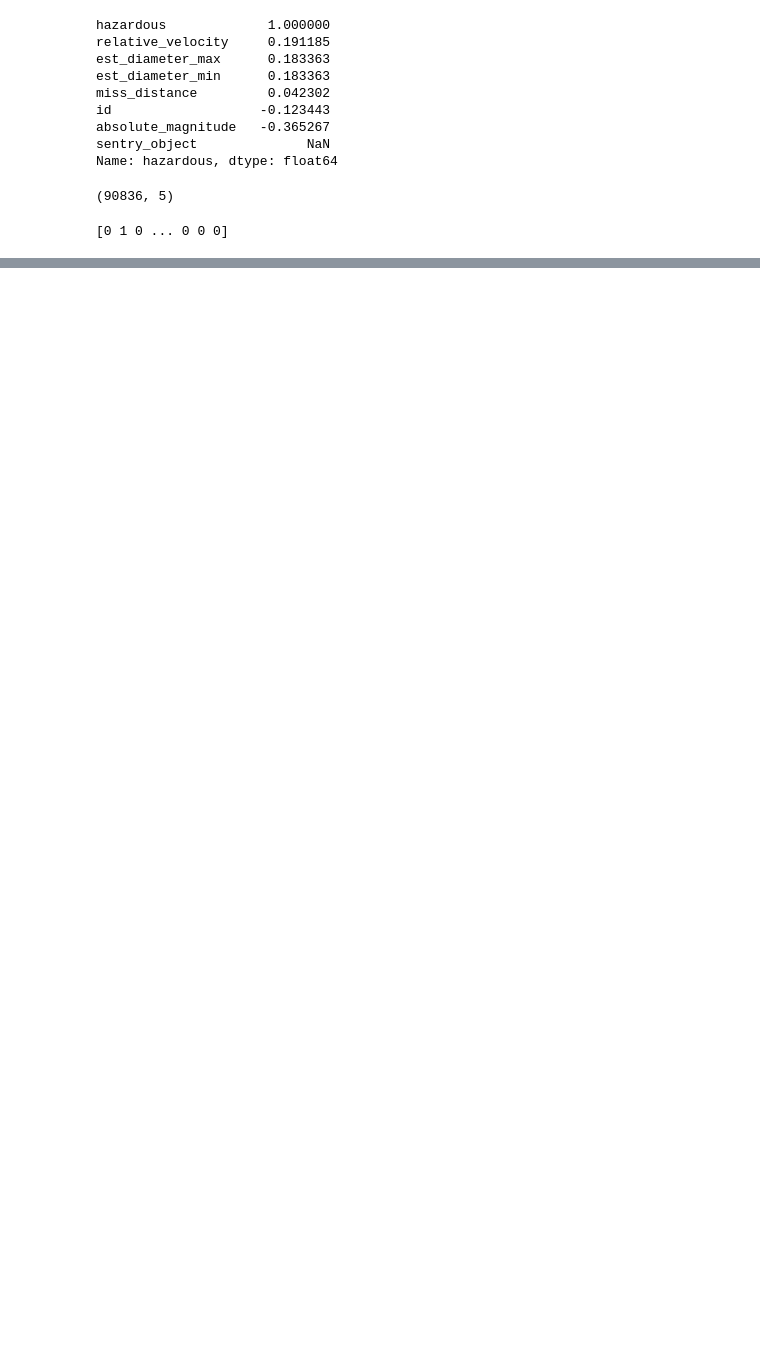
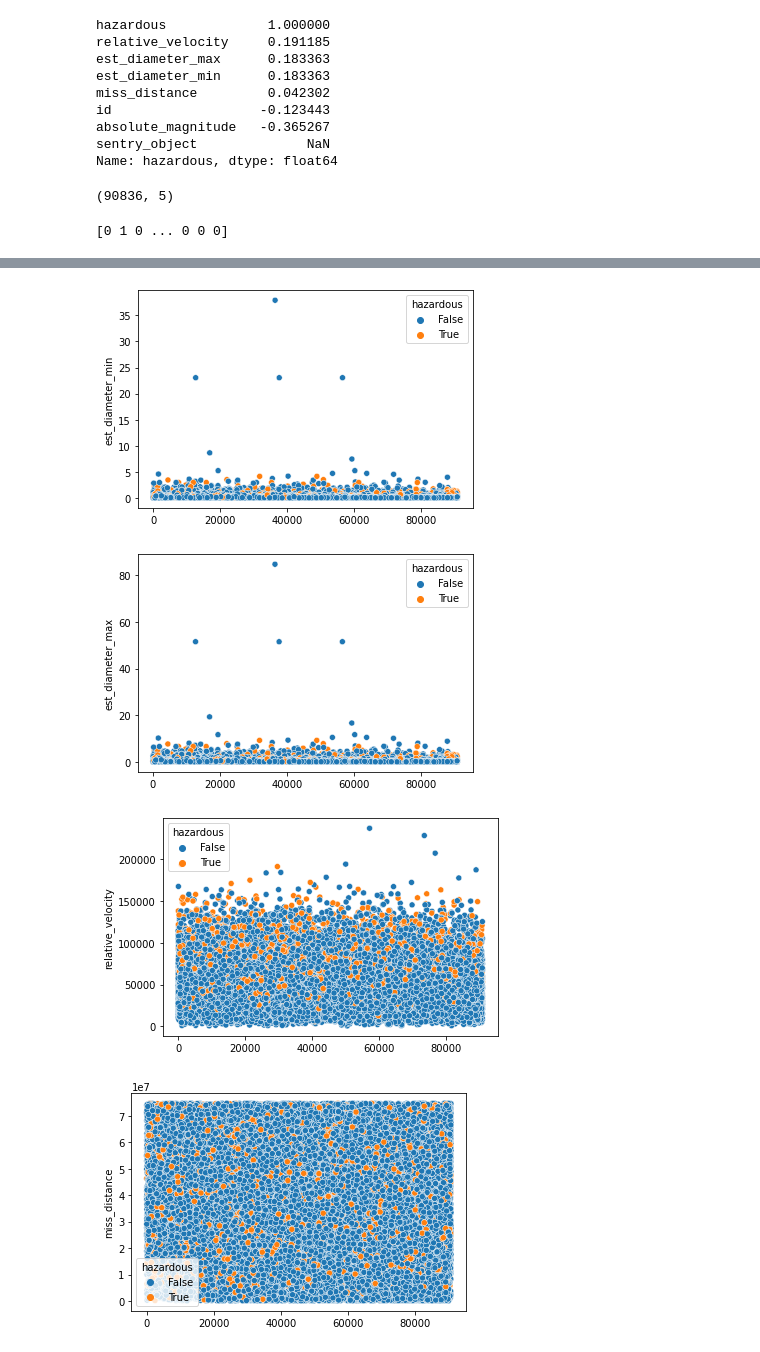
Before and after one commit to DSCKGEC/NASA-Collision-Detection, a Jupyter notebook: Nasa_nearest_earth_object_classifier.ipynb, the cells around one changed output, grey strips where cells are left out. Drawn from its saved outputs; the diff is of its cells as text; code cells hidden in the pictures; blank space fills up the shorter version.

Commit message:
uni_bi_variate_analysis

```diff
--- a/Nasa_nearest_earth_object_classifier.ipynb
+++ b/Nasa_nearest_earth_object_classifier.ipynb
@@ -141,4 +141,15 @@ weighted avg       0.89      0.89      0.89     45418
 # %%
 #improvement in accuracy
 # %%
-#Univariate analysis
+#Univariate analyis
+X_train_with_hazardous = X_train.copy()
+X_train_with_hazardous['hazardous'] = y
+for i, col in enumerate(X_train.columns):
+    plt.figure(i)
+    sns.scatterplot(x=X_train.index, y=X_train_with_hazardous[col], hue=X_train_with_hazardous['hazardous'])
+plt.show()
+# %% [output]
+[figure, added]
+[figure, added]
+[figure, added]
+[figure, added]
```
Also changed, not shown: parts of 10 cells of this notebook.
